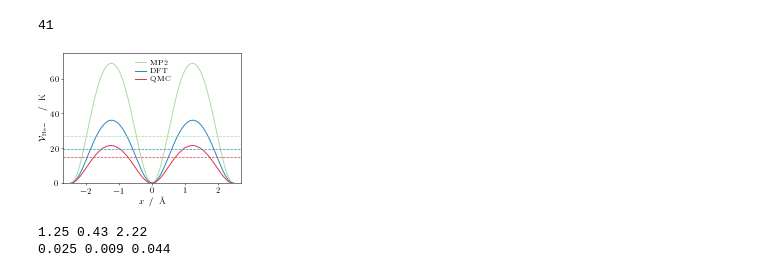
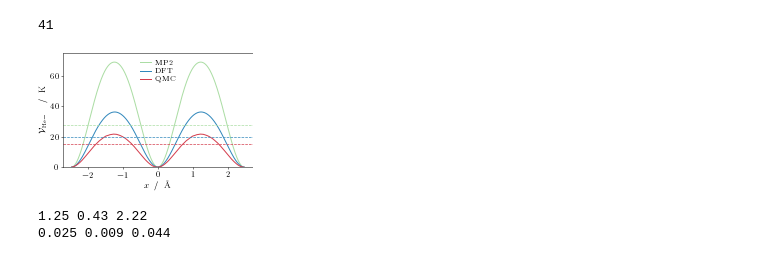
Before and after one commit to DelMaestroGroup/papers-code-BoseHubbardModelHeAdsorptionGraphene, a Jupyter notebook: src/Tunneling.ipynb, the cells around one changed output. Saved outputs shown, nothing was run; the diff lists cells and outputs as text; code cells hidden in the pictures.

Commit message:
changed to correct aspect ratio for figure output

```diff
--- a/src/Tunneling.ipynb
+++ b/src/Tunneling.ipynb
@@ -12,11 +12,15 @@ from matplotlib import rcParams
 import sys,os
 
 # plot style
+
+# plot style
 plot_style = {'notebook':'../include/notebook.mplstyle','aps':'../include/aps.mplstyle'}
 plt.style.reload_library()
 plt.style.use(plot_style['aps'])
 figsize = plt.rcParams['figure.figsize']
 plt.rcParams['text.latex.preamble'] = f'\input{{{os.getcwd()}/../include/texheader}}'
+
+colors = plt.rcParams['axes.prop_cycle'].by_key()['color']
 # %%
 mass=4.002602
 unit1=1.380649*10**(-23)
@@ -297,28 +301,28 @@ len(xmin2)
 # %% [output]
 41
 # %%
-plt.figure(figsize=(3.2, 2.4))
+plt.figure()
 
 colors = ["#d43e4e", "#abdda4", "#3288bc"]
 
 plt.plot(x_interp2,Vinterp2(x_interp2), color = colors[1], label='MP2',linewidth=1)
 plt.plot(x_interp,Vinterp(x_interp), color = colors[2], label='DFT',linewidth=1)
 plt.plot(x_interp3,Vinterp3(x_interp3), color = colors[0] ,label='QMC',linewidth=1)
 
 plt.legend(handlelength=1.5,loc='best',fontsize = 'small')
 
 plt.axhline(y=e_0i2, color= colors[1], linestyle='--', lw='0.7')
 plt.axhline(y=e_0i, color = colors[2], linestyle='--', lw='0.7')
 plt.axhline(y=e_0i3, color = colors[0], linestyle='--', lw='0.7')
 
 plt.xlabel(r'$\alabel{x}{\angstrom}$')
 plt.ylabel(r'$\alabel{\mathcal{V}_{\rm He-\graphene}}{\kelvin}$')
 plt.ylim(0,75)
 
 plt.savefig('../plots/Tunneling.svg',)
 plt.savefig('../plots/Tunneling.pdf',transparent=False,bbox_inches = "tight")
 # %% [output]
-[figure, old version]
+[figure, new version]
 # %%
 # V approximation
 V_DFT = 40
```
Also changed, not shown: 2 other files.
